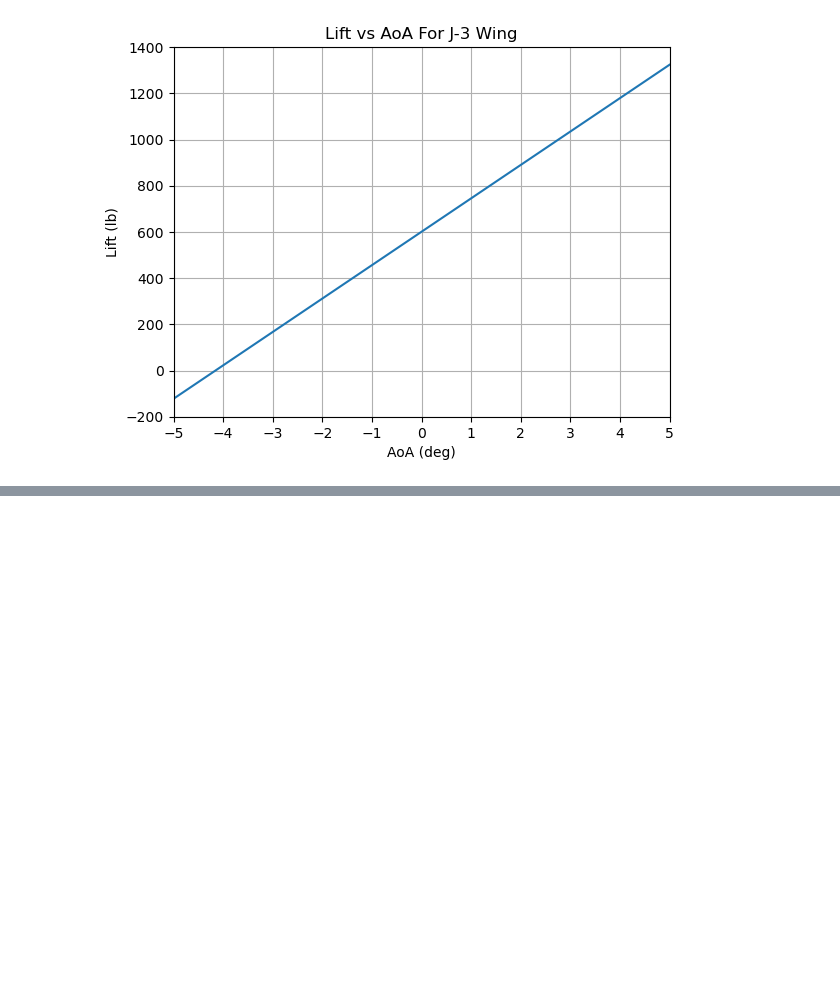
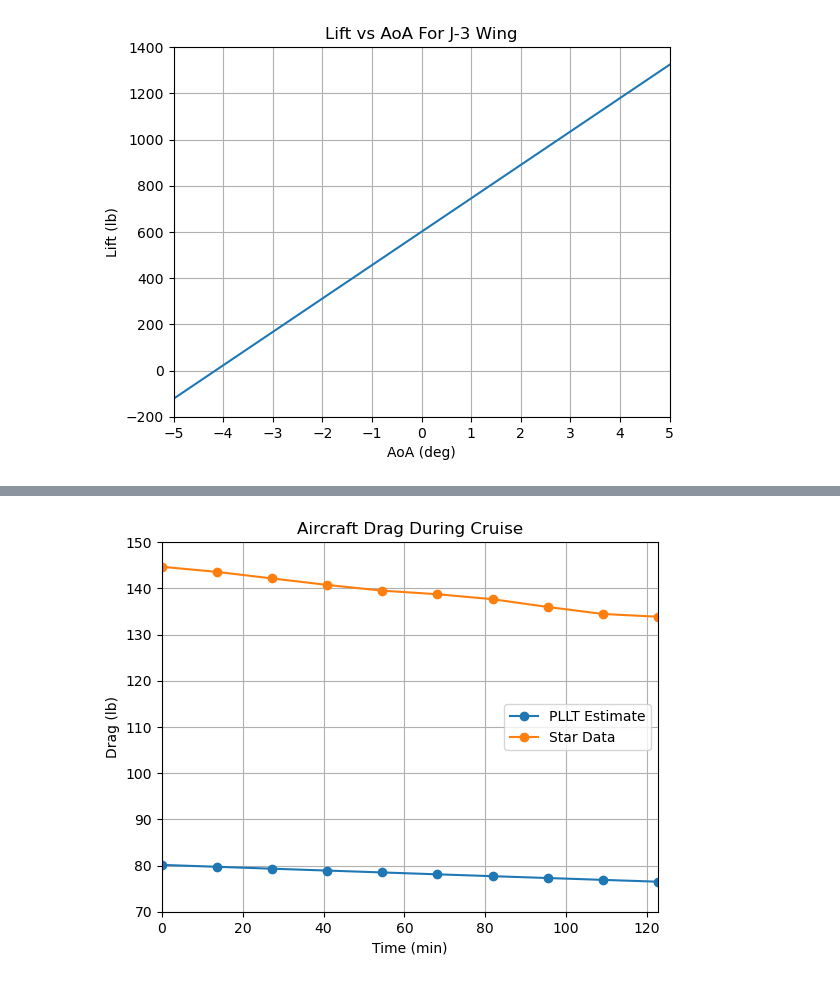
Before and after one commit to sladesladeslade/SchoolStuff, a Jupyter notebook: aerodynamics/Final Project/finalproject.ipynb, the cells around one changed output, grey strips where cells are left out. Saved outputs shown, nothing was run; the diff lists cells and outputs as text; code cells hidden in the pictures; blank space fills up the shorter version.

```diff
--- a/aerodynamics/Final Project/finalproject.ipynb
+++ b/aerodynamics/Final Project/finalproject.ipynb
@@ -90,0 +108,17 @@ AoA at 122.73 min: 3.91 deg
+# %%
+CLs = np.array([PLLT.LiftDistribution(a, a0, b, c, Vinf, S)[2] for a in starAoA.copy()])
+CLspred = np.array([PLLT.LiftDistribution(a, a0, b, c, Vinf, S)[2] for a in predaoas.copy()])
+Cds = 0.5*0.9093*(33.53**2)*S/4.448*np.array([0.02 + (cl**2)/(np.pi*6.96*0.85) for cl in CLs.copy()])
+Cdspred = 0.5*0.9093*(33.53**2)*S/4.448*np.array([0.02 + (cl**2)/(np.pi*6.96*0.85) for cl in CLspred.copy()])
+plt.plot(time, Cdspred, "-o", label="PLLT Estimate")
+plt.plot(time, Cds, "-o", label="Star Data")
+plt.grid()
+plt.xlim([0, 122.73])
+plt.legend(loc="center right")
+plt.xlabel("Time (min)")
+plt.ylabel("Drag (lb)")
+plt.ylim([70, 150])
+plt.title("Aircraft Drag During Cruise")
+plt.show()
+# %% [output]
+[figure, added]
```
Also changed, not shown: parts of 4 cells of this notebook, 1 other file.
